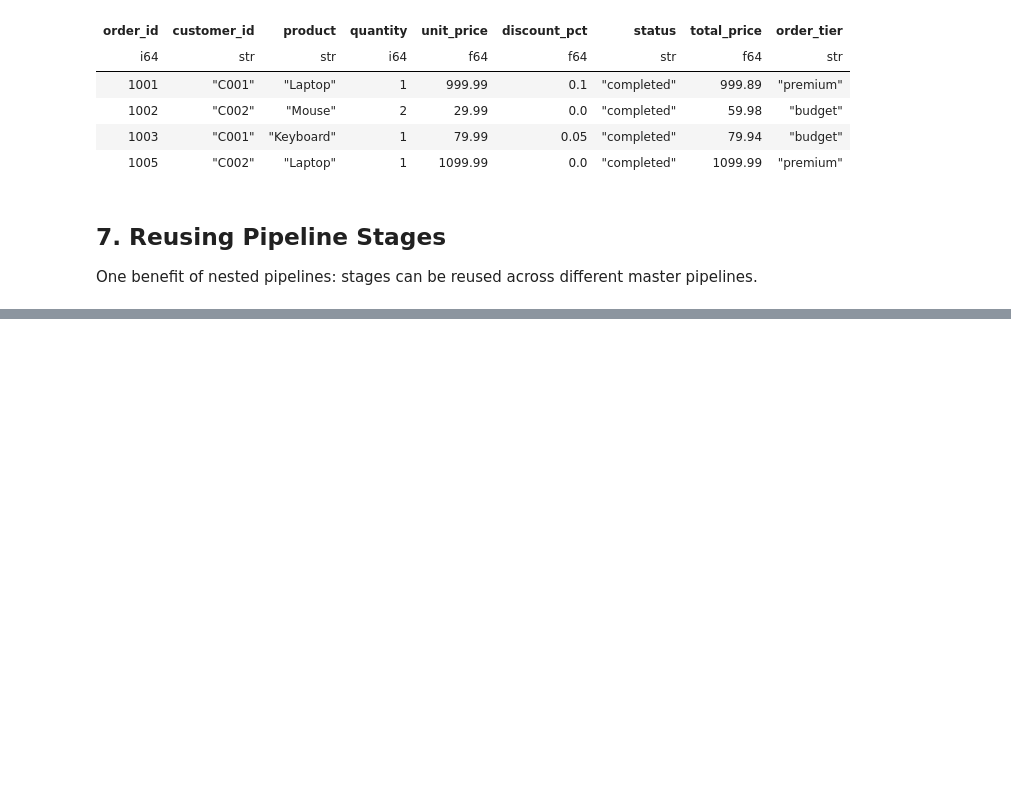
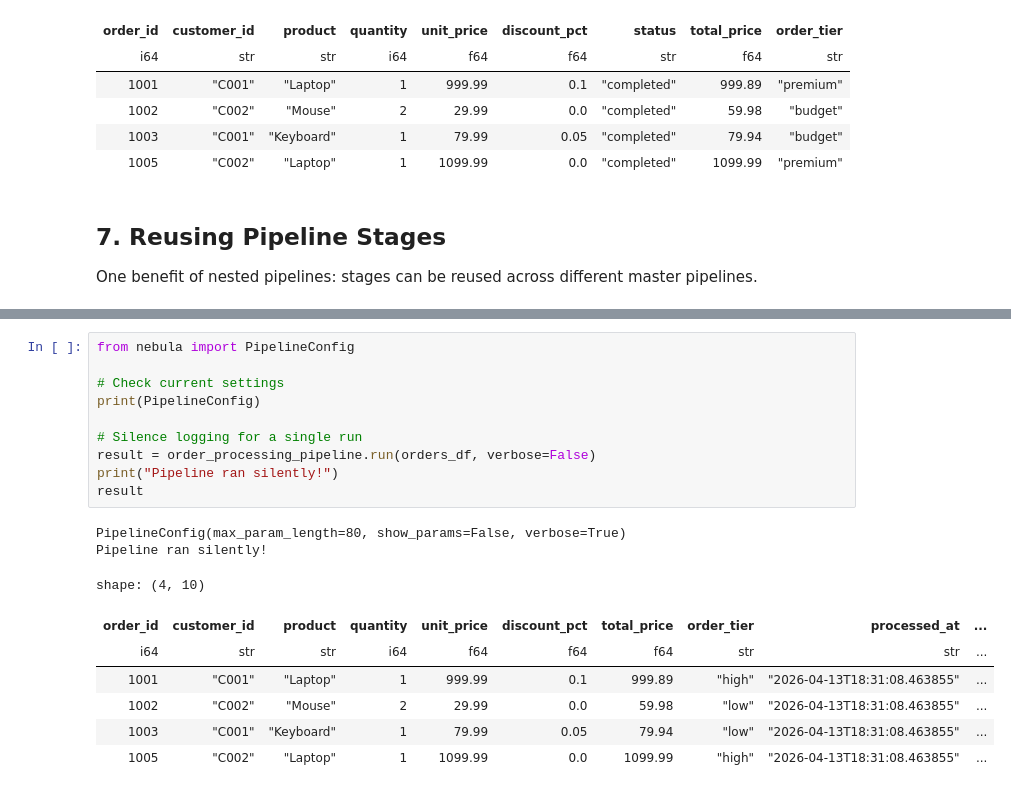
Before and after one commit to nielsen-oss/nebula, a Jupyter notebook: example_notebooks/01_flat_pipeline.ipynb, the cells around one changed output, grey strips where cells are left out. Drawn from its saved outputs; the diff is of its cells as text; blank space fills up the shorter version.

Commit message:
pipeline config

```diff
--- a/example_notebooks/01_flat_pipeline.ipynb
+++ b/example_notebooks/01_flat_pipeline.ipynb
@@ -496,0 +502,20 @@ shape: (7, 5)
+# %%
+from nebula import PipelineConfig
+
+# Check current settings
+print(PipelineConfig)
+
+# Silence logging for a single run
+result = order_processing_pipeline.run(orders_df, verbose=False)
+print("Pipeline ran silently!")
+result
+# %% [output]
+PipelineConfig(max_param_length=80, show_params=False, verbose=True)
+Pipeline ran silently!
+shape: (4, 10)
+| order_id | customer_id | product | quantity | unit_price | discount_pct | total_price | order_tier | processed_at | ... |
+| i64 | str | str | i64 | f64 | f64 | f64 | str | str | ... |
+| 1001 | "C001" | "Laptop" | 1 | 999.99 | 0.1 | 999.89 | "high" | "2026-04-13T18:31:08.463855" | ... |
+| 1002 | "C002" | "Mouse" | 2 | 29.99 | 0.0 | 59.98 | "low" | "2026-04-13T18:31:08.463855" | ... |
+| 1003 | "C001" | "Keyboard" | 1 | 79.99 | 0.05 | 79.94 | "low" | "2026-04-13T18:31:08.463855" | ... |
+| 1005 | "C002" | "Laptop" | 1 | 1099.99 | 0.0 | 1099.99 | "high" | "2026-04-13T18:31:08.463855" | ... |
```
Also changed, not shown: parts of 7 cells of this notebook, 5 other files.
